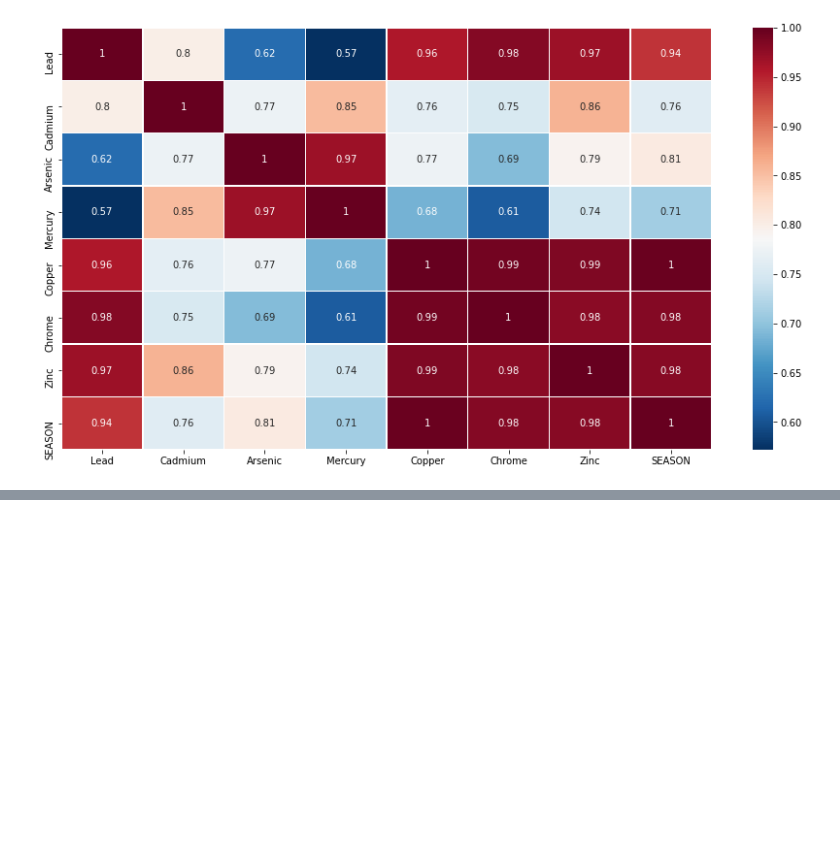
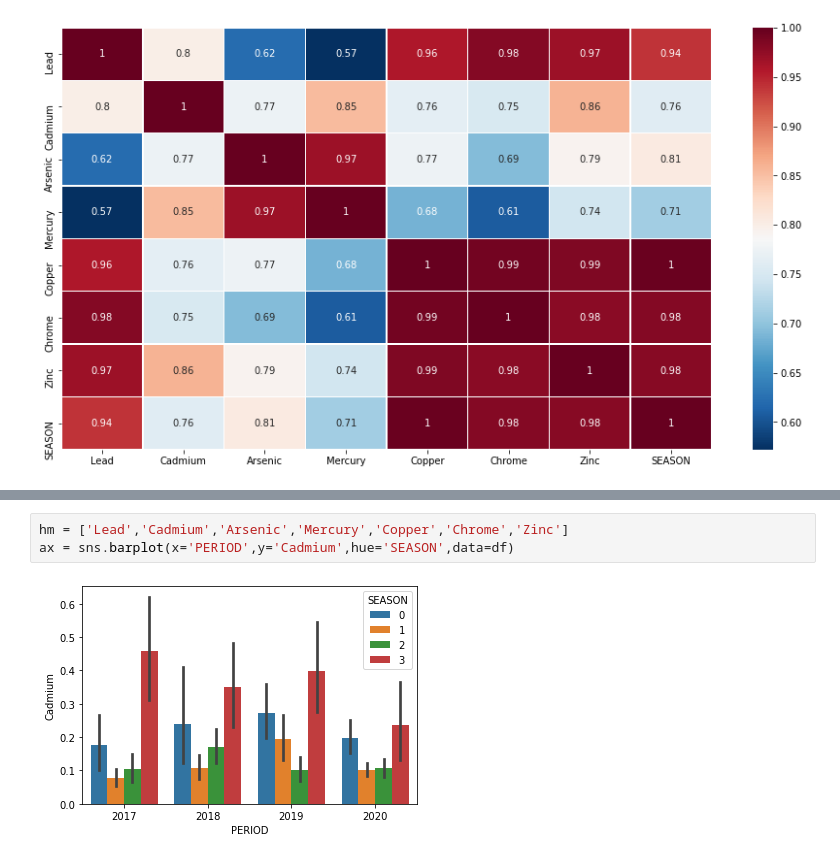
Before and after one commit to hajrashidimad/hack_be_o_impact, a Jupyter notebook: notebooks/HM.ipynb, the cells around one changed output, grey strips where cells are left out. Drawn from its saved outputs; the diff is of its cells as text; blank space fills up the shorter version.

```diff
--- a/notebooks/HM.ipynb
+++ b/notebooks/HM.ipynb
@@ -213,0 +205,5 @@ ax.set_xticklabels(labels=df.Lead, rotation=45, ha='right')
+# %%
+hm = ['Lead','Cadmium','Arsenic','Mercury','Copper','Chrome','Zinc']
+ax = sns.barplot(x='PERIOD',y='Cadmium',hue='SEASON',data=df)
+# %% [output]
+[figure, added]
```
Also changed, not shown: parts of 11 cells of this notebook.
